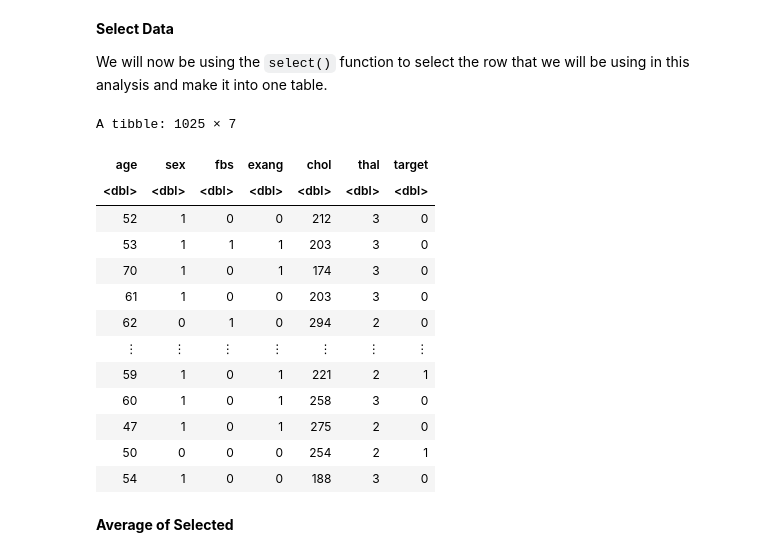
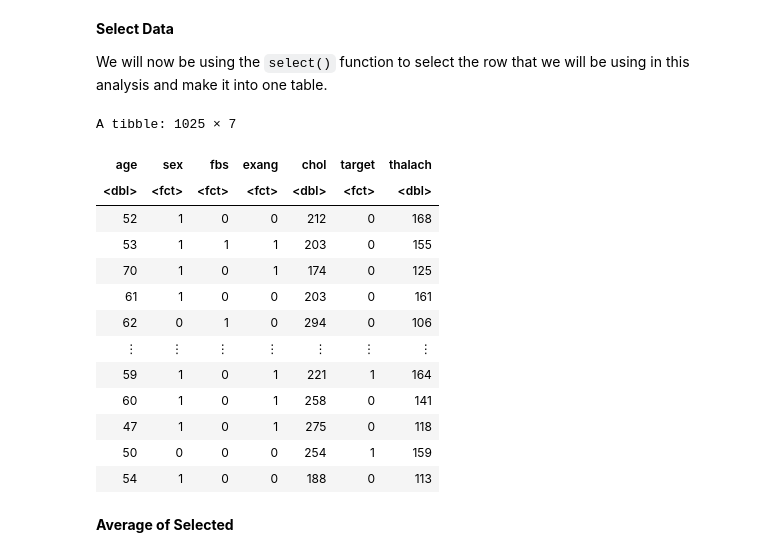
Before and after one commit to yma24ma/HeatDisease_kNNclassification, a Jupyter notebook: Group Project.ipynb, the cells around one changed output. Cells and saved outputs as stored; diff of their text form; code cells hidden in the pictures.

```diff
--- a/Group Project.ipynb
+++ b/Group Project.ipynb
@@ -80,23 +80,27 @@ target: diagnosis of heart disease
 
 We will now be using the `select()` function to select the row that we will be using in this analysis and make it into one table.
 # %%
-heart_disease_selected <- select(heart_disease_data, age, sex, fbs, exang, chol, thal, target)
+heart_disease_selected <- select(heart_disease_data, age, sex, fbs, exang, chol, target,thalach)|>
+                        mutate(sex=as_factor(sex))|>
+                        mutate(fbs=as_factor(fbs))|>
+                        mutate(exang=as_factor(exang))|>
+                        mutate(target=as_factor(target))
 heart_disease_selected
 # %% [output]
 A tibble: 1025 × 7
-| age | sex | fbs | exang | chol | thal | target |
-| <dbl> | <dbl> | <dbl> | <dbl> | <dbl> | <dbl> | <dbl> |
-| 52 | 1 | 0 | 0 | 212 | 3 | 0 |
-| 53 | 1 | 1 | 1 | 203 | 3 | 0 |
-| 70 | 1 | 0 | 1 | 174 | 3 | 0 |
-| 61 | 1 | 0 | 0 | 203 | 3 | 0 |
-| 62 | 0 | 1 | 0 | 294 | 2 | 0 |
+| age | sex | fbs | exang | chol | target | thalach |
+| <dbl> | <fct> | <fct> | <fct> | <dbl> | <fct> | <dbl> |
+| 52 | 1 | 0 | 0 | 212 | 0 | 168 |
+| 53 | 1 | 1 | 1 | 203 | 0 | 155 |
+| 70 | 1 | 0 | 1 | 174 | 0 | 125 |
+| 61 | 1 | 0 | 0 | 203 | 0 | 161 |
+| 62 | 0 | 1 | 0 | 294 | 0 | 106 |
 | ⋮ | ⋮ | ⋮ | ⋮ | ⋮ | ⋮ | ⋮ |
-| 59 | 1 | 0 | 1 | 221 | 2 | 1 |
-| 60 | 1 | 0 | 1 | 258 | 3 | 0 |
-| 47 | 1 | 0 | 1 | 275 | 2 | 0 |
-| 50 | 0 | 0 | 0 | 254 | 2 | 1 |
-| 54 | 1 | 0 | 0 | 188 | 3 | 0 |
+| 59 | 1 | 0 | 1 | 221 | 1 | 164 |
+| 60 | 1 | 0 | 1 | 258 | 0 | 141 |
+| 47 | 1 | 0 | 1 | 275 | 0 | 118 |
+| 50 | 0 | 0 | 0 | 254 | 1 | 159 |
+| 54 | 1 | 0 | 0 | 188 | 0 | 113 |
 # %% [markdown]
 **Average of Selected**
 # %%
```
Also changed, not shown: parts of 4 cells of this notebook.
